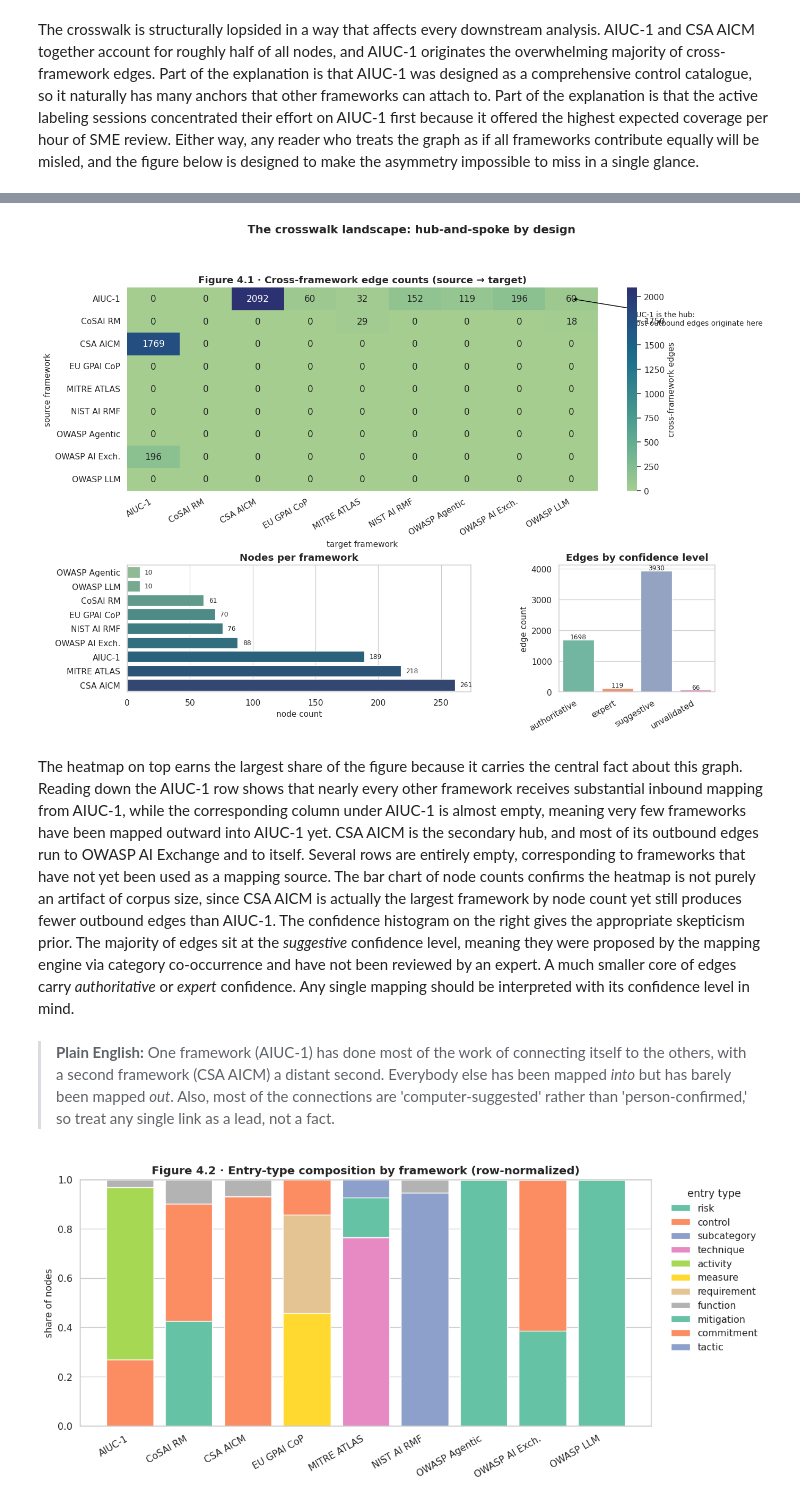
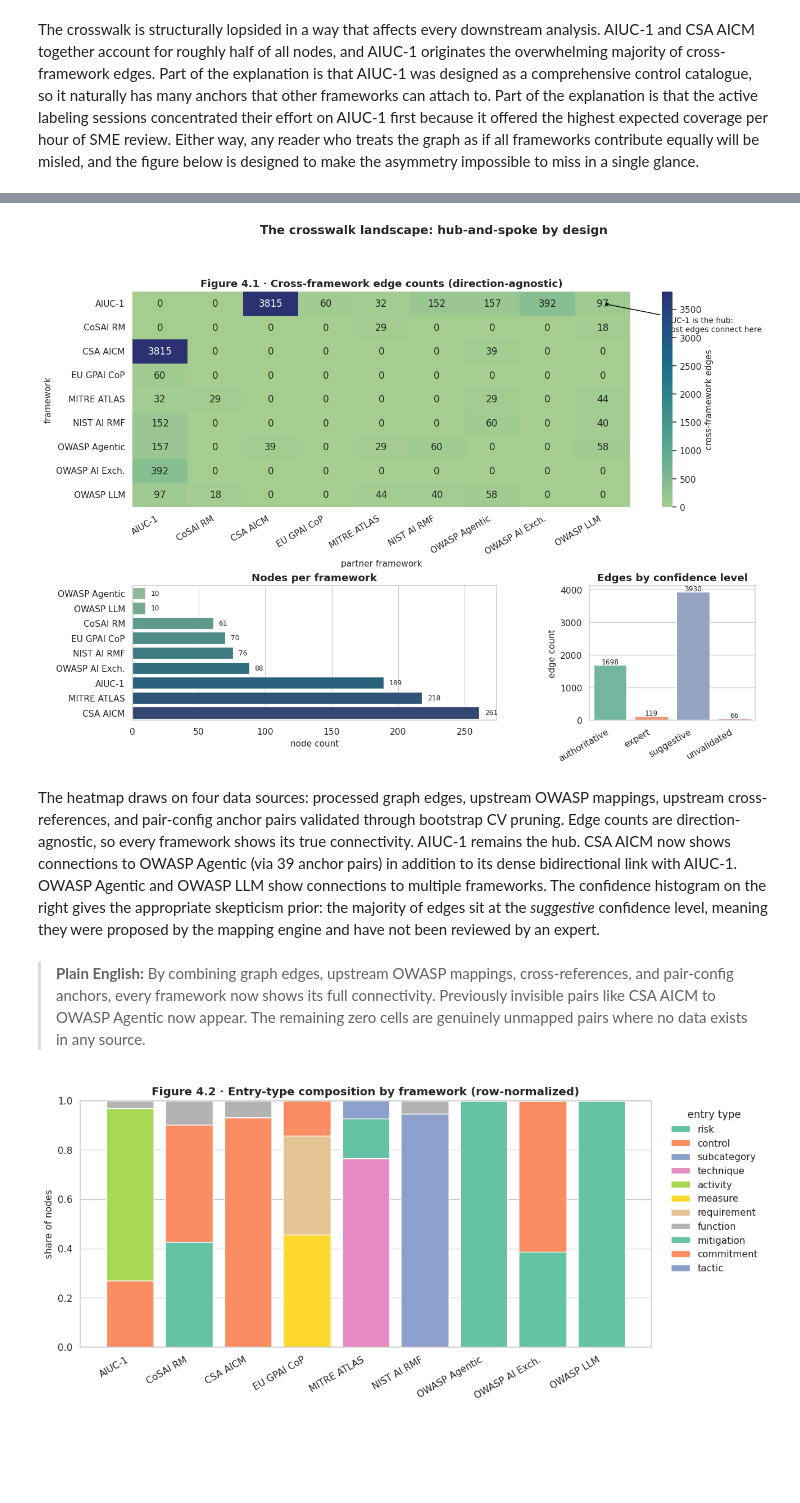
Before and after one commit to rocklambros/ai-security-framework-crosswalk, a Jupyter notebook: notebooks/project1_crosswalk_eda.ipynb, the cells around one changed output, grey strips where cells are left out. Cells and saved outputs as stored; diff of their text form; code cells hidden in the pictures; blank space fills up the shorter version.

```diff
--- a/notebooks/project1_crosswalk_eda.ipynb
+++ b/notebooks/project1_crosswalk_eda.ipynb
@@ -667,15 +737,15 @@ sns.heatmap(
     xticklabels=labels, yticklabels=labels,
     cbar_kws={"label": "cross-framework edges"},
 )
-ax_h.set_title("Figure 4.1 · Cross-framework edge counts (source → target)")
-ax_h.set_xlabel("target framework")
-ax_h.set_ylabel("source framework")
+ax_h.set_title("Figure 4.1 \u00b7 Cross-framework edge counts (direction-agnostic)")
+ax_h.set_xlabel("partner framework")
+ax_h.set_ylabel("framework")
 plt.setp(ax_h.get_xticklabels(), rotation=30, ha="right")
 
 # Annotation: AIUC-1 row. The eye should land here before it parses cells.
 aiuc_row = FRAMEWORKS.index("aiuc_1")
 ax_h.annotate(
-    "AIUC-1 is the hub:\nmost outbound edges originate here",
+    "AIUC-1 is the hub:\nmost edges connect here",
     xy=(len(FRAMEWORKS) - 0.5, aiuc_row + 0.5),
     xytext=(len(FRAMEWORKS) + 0.6, aiuc_row + 1.4),
     fontsize=9, ha="left", va="center",
@@ -685,38 +755,38 @@ ax_h.annotate(
 
 # Bottom left: horizontal bar chart for nodes per framework.
 ax_n = fig.add_subplot(gs[1, 0])
 sns.barplot(
     x=node_counts.values, y=node_counts.index,
     ax=ax_n, hue=node_counts.index, palette="crest", legend=False,
 )
 ax_n.set_title("Nodes per framework")
 ax_n.set_xlabel("node count")
 ax_n.set_ylabel("")
 for i, v in enumerate(node_counts.values):
     ax_n.text(v + 4, i, str(int(v)), va="center", fontsize=8)
 
 # Bottom right: confidence histogram.
 ax_c = fig.add_subplot(gs[1, 1])
 sns.barplot(
     x=conf_counts.index, y=conf_counts.values,
     ax=ax_c, hue=conf_counts.index, palette="Set2", legend=False,
 )
 ax_c.set_title("Edges by confidence level")
 ax_c.set_xlabel("")
 ax_c.set_ylabel("edge count")
 plt.setp(ax_c.get_xticklabels(), rotation=30, ha="right")
 for i, v in enumerate(conf_counts.values):
     ax_c.text(i, v + 30, str(int(v)), ha="center", fontsize=8)
 
 fig.suptitle("The crosswalk landscape: hub-and-spoke by design",
              y=1.00, fontsize=14, weight="bold")
 plt.show()
 # %% [output]
-[figure, old version]
+[figure, new version]
 # %% [markdown]
-The heatmap on top earns the largest share of the figure because it carries the central fact about this graph. Reading down the AIUC-1 row shows that nearly every other framework receives substantial inbound mapping from AIUC-1, while the corresponding column under AIUC-1 is almost empty, meaning very few frameworks have been mapped outward into AIUC-1 yet. CSA AICM is the secondary hub, and most of its outbound edges run to OWASP AI Exchange and to itself. Several rows are entirely empty, corresponding to frameworks that have not yet been used as a mapping source. The bar chart of node counts confirms the heatmap is not purely an artifact of corpus size, since CSA AICM is actually the largest framework by node count yet still produces fewer outbound edges than AIUC-1. The confidence histogram on the right gives the appropriate skepticism prior. The majority of edges sit at the *suggestive* confidence level, meaning they were proposed by the mapping engine via category co-occurrence and have not been reviewed by an expert. A much smaller core of edges carry *authoritative* or *expert* confidence. Any single mapping should be interpreted with its confidence level in mind.
+The heatmap draws on four data sources: processed graph edges, upstream OWASP mappings, upstream cross-references, and pair-config anchor pairs validated through bootstrap CV pruning. Edge counts are direction-agnostic, so every framework shows its true connectivity. AIUC-1 remains the hub. CSA AICM now shows connections to OWASP Agentic (via 39 anchor pairs) in addition to its dense bidirectional link with AIUC-1. OWASP Agentic and OWASP LLM show connections to multiple frameworks. The confidence histogram on the right gives the appropriate skepticism prior: the majority of edges sit at the *suggestive* confidence level, meaning they were proposed by the mapping engine and have not been reviewed by an expert.
 # %% [markdown]
-> **Plain English:** One framework (AIUC-1) has done most of the work of connecting itself to the others, with a second framework (CSA AICM) a distant second. Everybody else has been mapped *into* but has barely been mapped *out*. Also, most of the connections are 'computer-suggested' rather than 'person-confirmed,' so treat any single link as a lead, not a fact.
+> **Plain English:** By combining graph edges, upstream OWASP mappings, cross-references, and pair-config anchors, every framework now shows its full connectivity. Previously invisible pairs like CSA AICM to OWASP Agentic now appear. The remaining zero cells are genuinely unmapped pairs where no data exists in any source.
 # %%
 # Figure 4.2. Stacked bar chart of entry-type composition. Row-normalized so
 # the bars all reach 1.0 and the comparison is about proportions rather than
```
Also changed, not shown: parts of 10 cells of this notebook, 34 other files.
